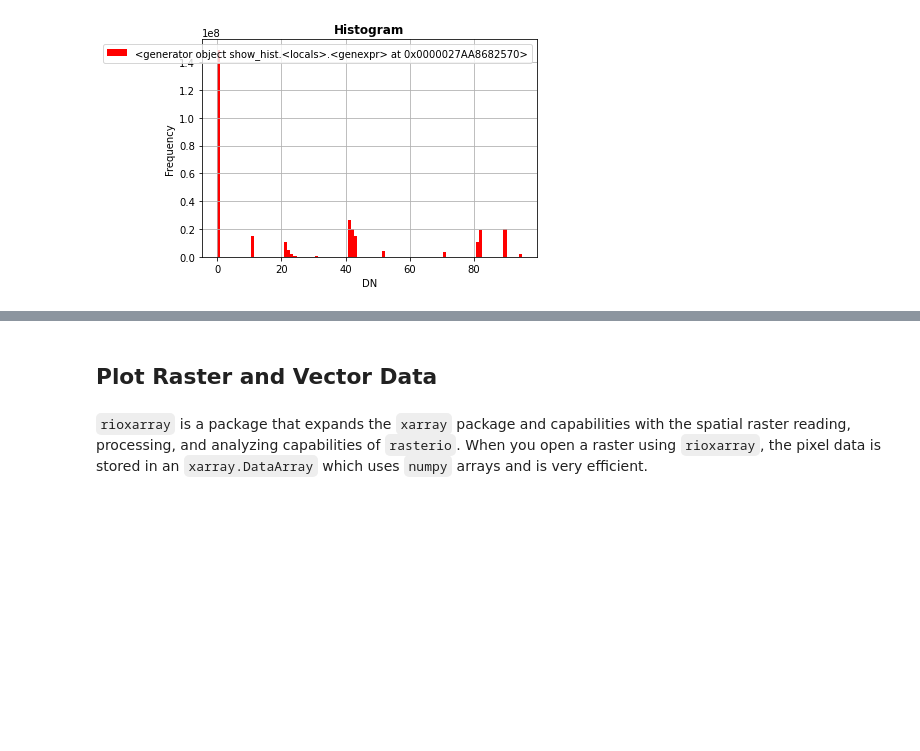
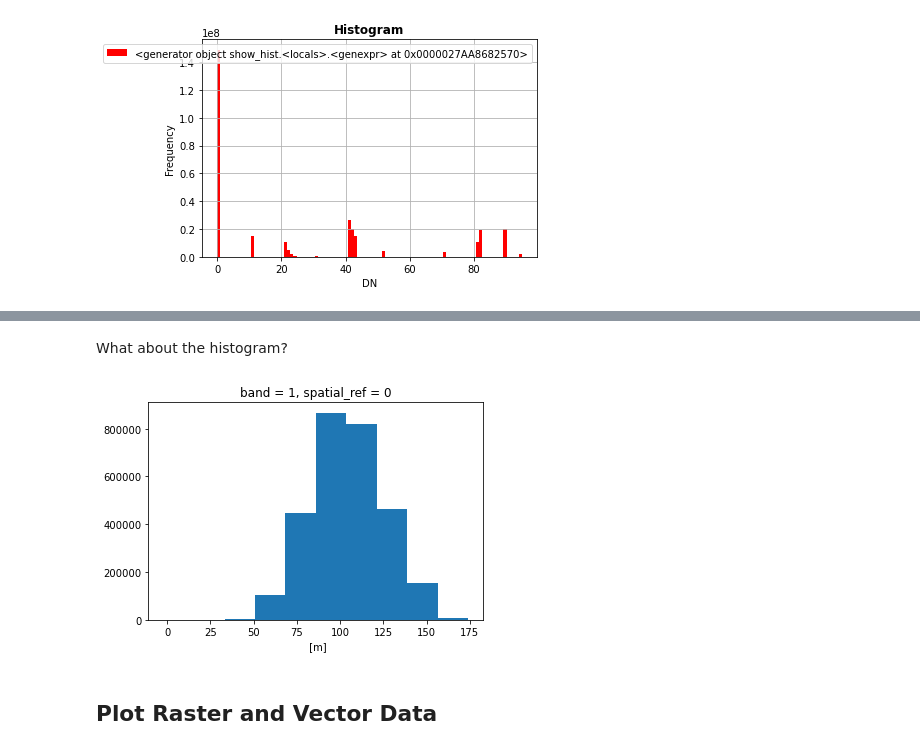
Before and after one commit to GAECLab/NR491_Fall2022, a Jupyter notebook: Week4_RasterData_Lecture/rasterData_exercise.ipynb, the cells around one changed output, grey strips where cells are left out. Drawn from its saved outputs; the diff is of its cells as text; code cells hidden in the pictures; blank space fills up the shorter version.

```diff
--- a/Week4_RasterData_Lecture/rasterData_exercise.ipynb
+++ b/Week4_RasterData_Lecture/rasterData_exercise.ipynb
@@ -525,5 +510,10 @@ plt.show()
+# %% [markdown]
+What about the histogram?
+# %%
+dem_data_rxr.plot.hist()
+plt.show()
+# %% [output]
+[figure, added]
 # %% [markdown]
 ## Plot Raster and Vector Data
-# %% [markdown]
-`rioxarray` is a package that expands the `xarray` package and capabilities with the spatial raster reading, processing, and analyzing capabilities of `rasterio`. When you open a raster using `rioxarray`, the pixel data is stored in an `xarray.DataArray` which uses `numpy` arrays and is very efficient.
 # %%
```
Also changed, not shown: parts of 53 cells of this notebook, 1 other file.
